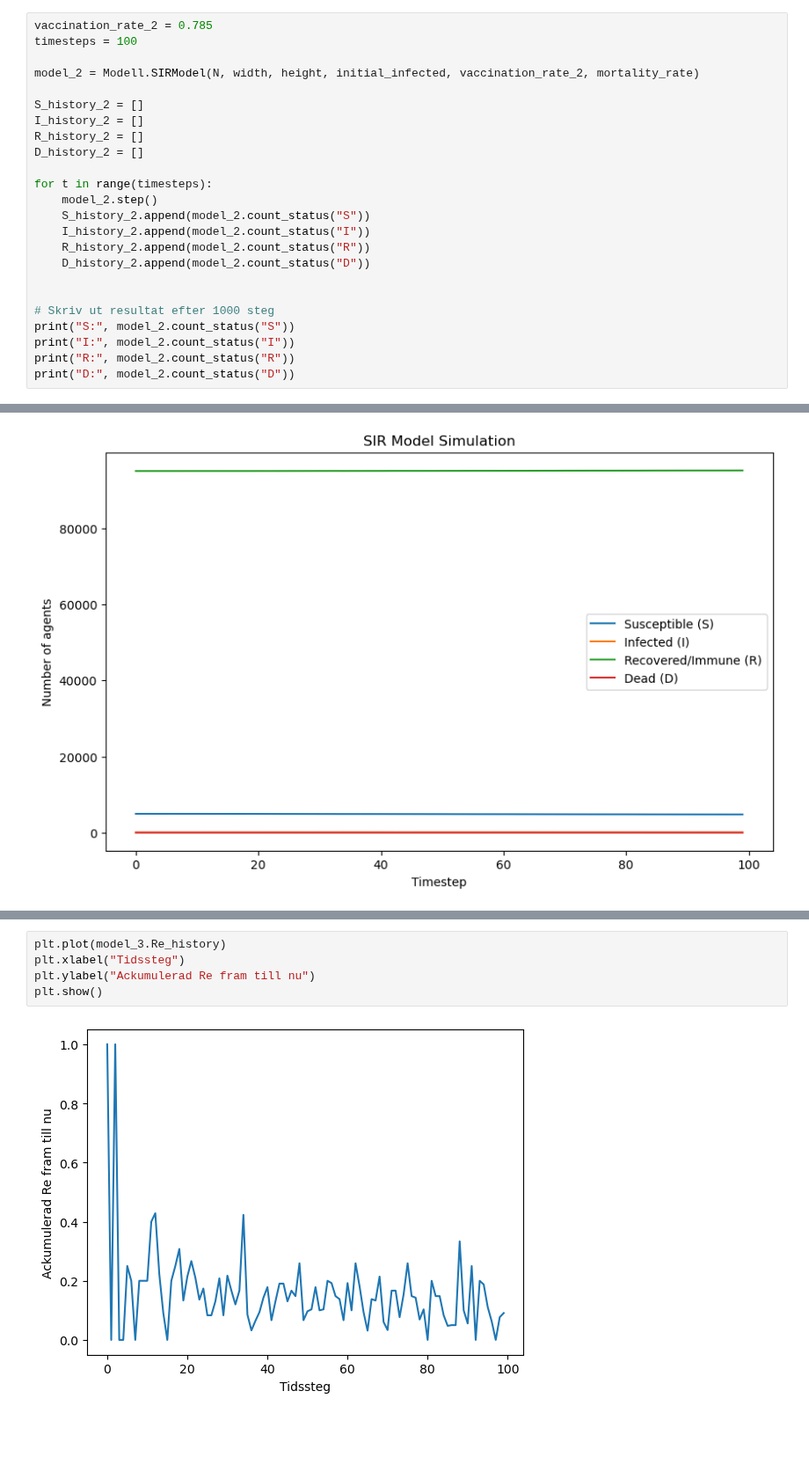
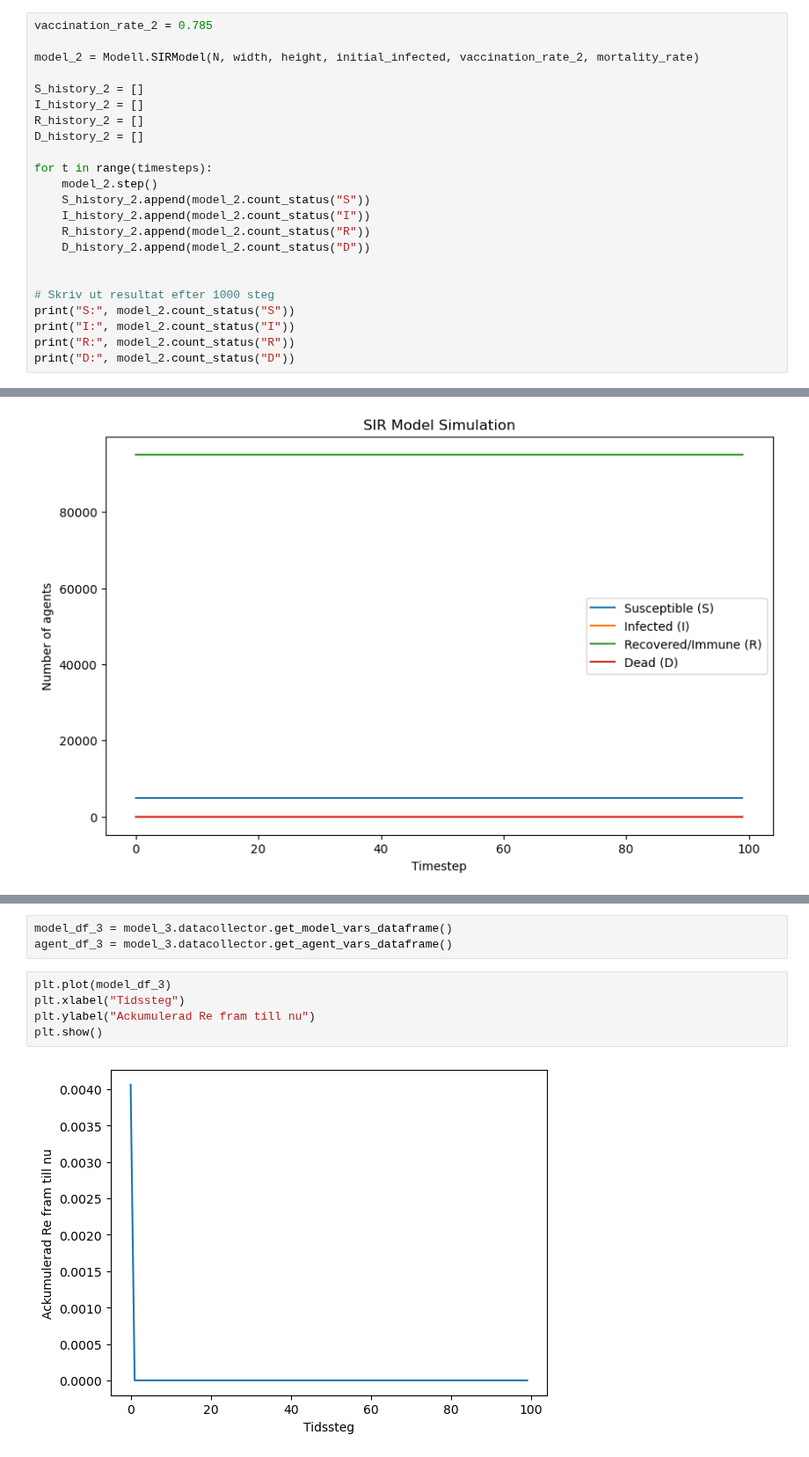
Before and after one commit to tovebrunell/ABM, a Jupyter notebook: Plotta_data.ipynb, the cells around one changed output, grey strips where cells are left out. Shown at 88% size. Cells and saved outputs as stored; diff of their text form; blank space fills up the shorter version.

```diff
--- a/Plotta_data.ipynb
+++ b/Plotta_data.ipynb
@@ -96,7 +110,6 @@ plt.show()
 ## Vaccination rate: 78.% (IDAHO)
 # %%
 vaccination_rate_2 = 0.785
-timesteps = 100
 
 model_2 = Modell.SIRModel(N, width, height, initial_infected, vaccination_rate_2, mortality_rate)
 
@@ -219,7 +235,10 @@ plt.show()
+# %%
+model_df_3 = model_3.datacollector.get_model_vars_dataframe()
+agent_df_3 = model_3.datacollector.get_agent_vars_dataframe()
 # %%
-plt.plot(model_3.Re_history)
+plt.plot(model_df_3)
 plt.xlabel("Tidssteg")
 plt.ylabel("Ackumulerad Re fram till nu")
 plt.show()
 # %% [output]
-[figure, old version]
+[figure, new version]
```
Also changed, not shown: parts of 14 cells of this notebook.
